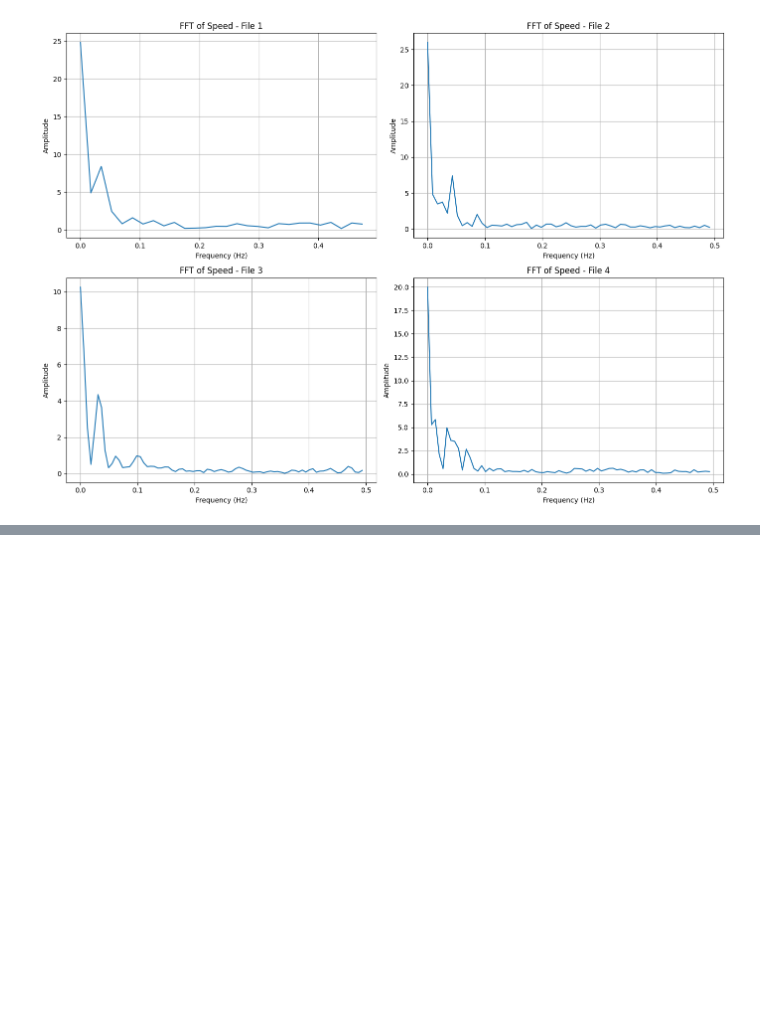
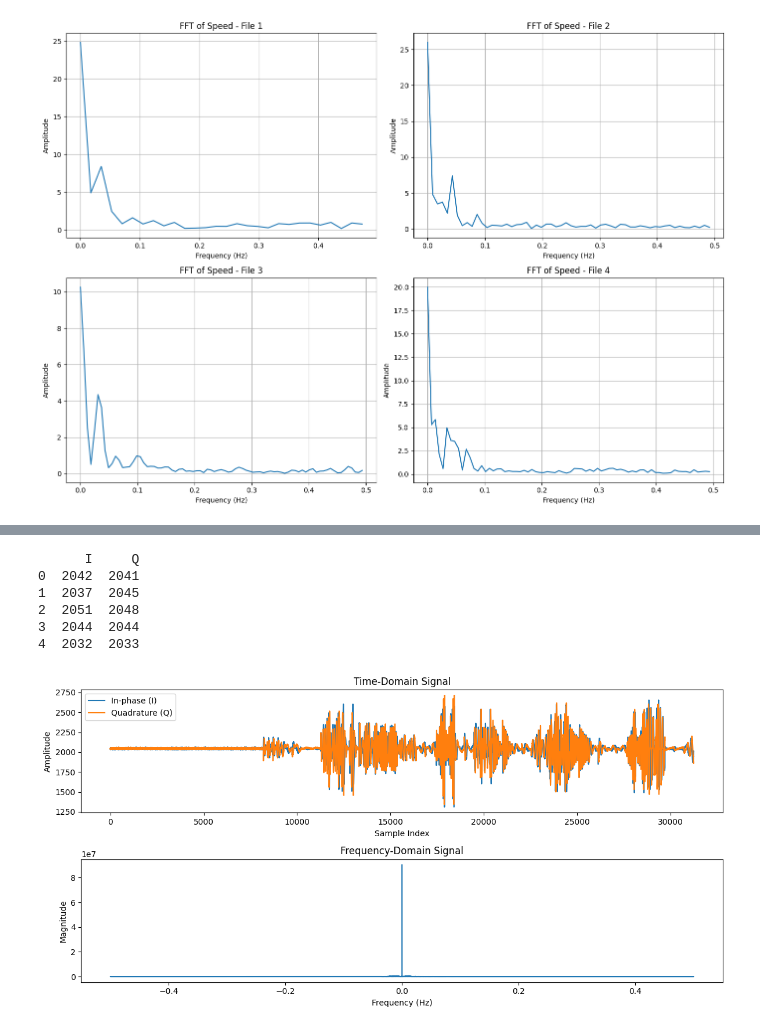
Before and after one commit to aliftffd/Data_kalibrasi, a Jupyter notebook: data.ipynb, the cells around one changed output, grey strips where cells are left out. Saved outputs shown, nothing was run; the diff lists cells and outputs as text; code cells hidden in the pictures; blank space fills up the shorter version.

```diff
--- a/data.ipynb
+++ b/data.ipynb
@@ -1207,0 +1393,48 @@ plt.show()
+# %%
+data = pd.read_csv('radar_data4.csv')
+print(data.head())
+
+I = data['I'].values
+Q = data['Q'].values
+
+## Extract I and Q components
+I = data['I'].values
+Q = data['Q'].values
+
+# Convert to complex signal
+signal = I + 1j * Q
+
+# Perform Fourier Transform
+fft_signal = np.fft.fft(signal)
+fft_freqs = np.fft.fftfreq(len(signal))
+
+# Get the magnitude spectrum
+magnitude_spectrum = np.abs(fft_signal)
+
+# Plot the time-domain signal (I and Q components)
+plt.figure(figsize=(12, 6))
+
+plt.subplot(2, 1, 1)
+plt.plot(I, label='In-phase (I)')
+plt.plot(Q, label='Quadrature (Q)')
+plt.legend()
+plt.title('Time-Domain Signal')
+plt.xlabel('Sample Index')
+plt.ylabel('Amplitude')
+
+# Plot the frequency-domain signal
+plt.subplot(2, 1, 2)
+plt.plot(fft_freqs, magnitude_spectrum)
+plt.title('Frequency-Domain Signal')
+plt.xlabel('Frequency (Hz)')
+plt.ylabel('Magnitude')
+plt.tight_layout()
+plt.show()
+# %% [output]
+      I     Q
+0  2042  2041
+1  2037  2045
+2  2051  2048
+3  2044  2044
+4  2032  2033
+[figure, added]
```
Also changed, not shown: parts of 4 cells of this notebook, 14 other files.
